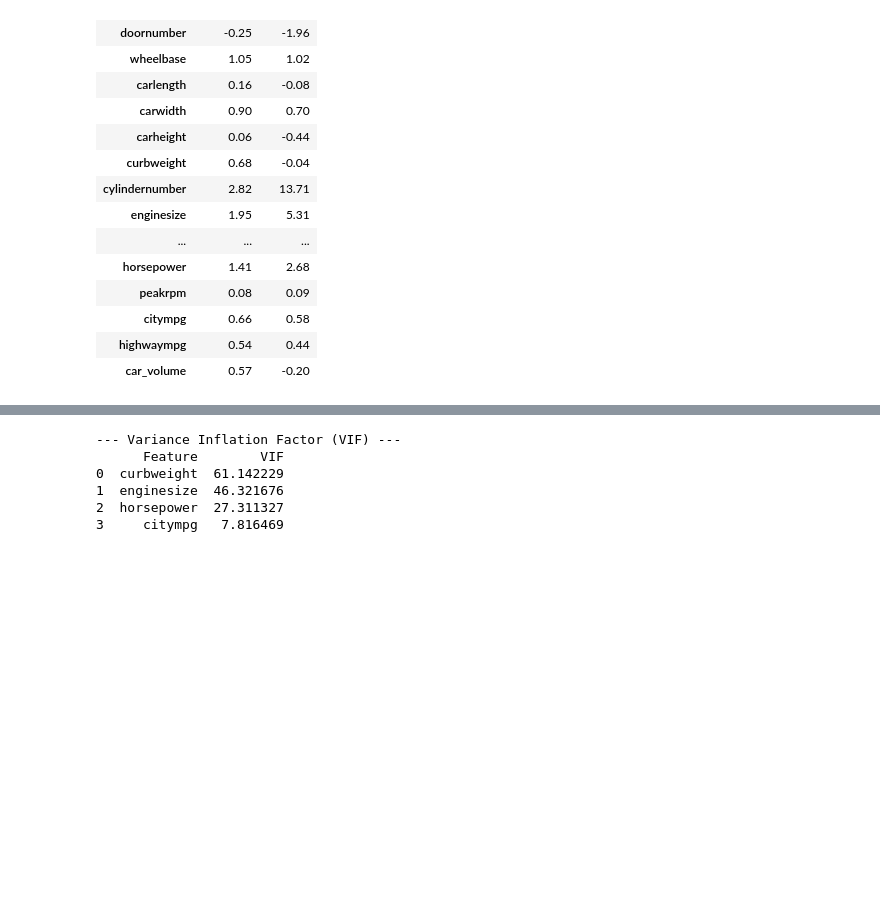
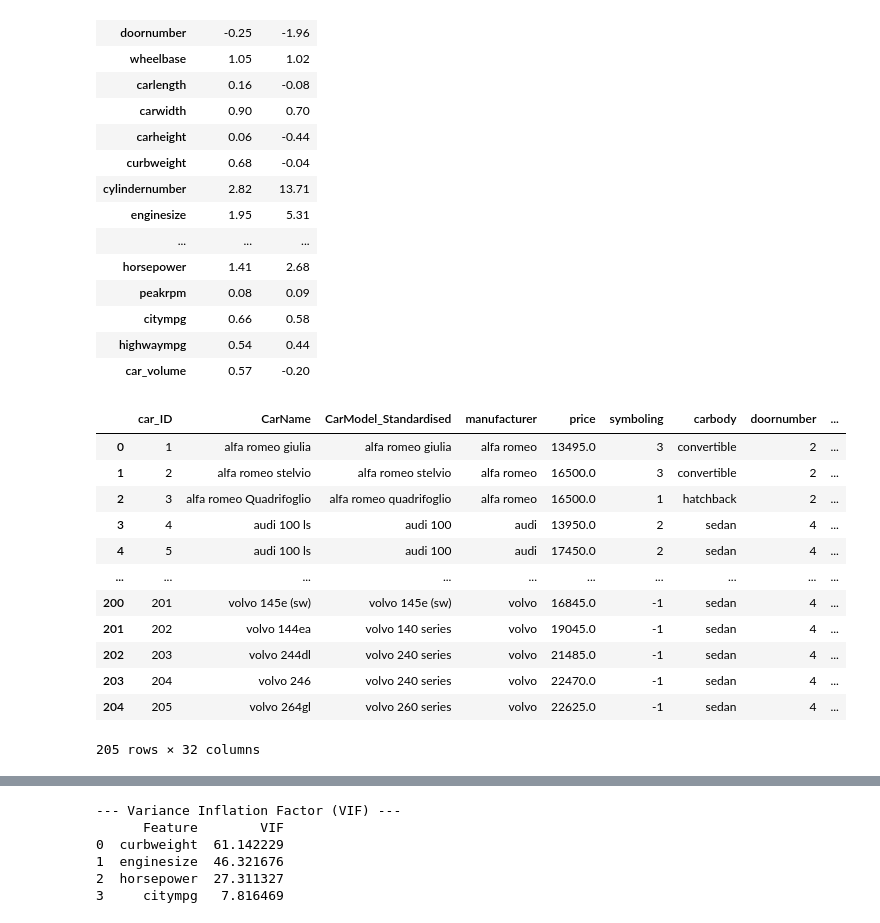
Before and after one commit to phonemes-and-speech-entrainment/Car_feature_price_analysis, a Jupyter notebook: jupyter_notebooks/Unit 2/car_price_visualisations_and_stats.ipynb, the cells around one changed output, grey strips where cells are left out. Cells and saved outputs as stored; diff of their text form; code cells hidden in the pictures; blank space fills up the shorter version.

```diff
--- a/jupyter_notebooks/Unit 2/car_price_visualisations_and_stats.ipynb
+++ b/jupyter_notebooks/Unit 2/car_price_visualisations_and_stats.ipynb
@@ -510,3 +510,26 @@ summary_stats
 | citympg | 0.66 | 0.58 |
 | highwaympg | 0.54 | 0.44 |
 | car_volume | 0.57 | -0.20 |
+# %%
+# 1. Log Transformation for price and enginesize (using log1p handles zeros safely if they exist)
+df['log_price'] = round(np.log1p(df['price']),3)
+df['log_enginesize'] = round(np.log1p(df['enginesize']),3)
+
+# 2. Square Root Transformation for wheelbase
+df['sqrt_wheelbase'] = round(np.sqrt(df['wheelbase']),3)
+# %%
+df
+# %% [output]
+|  | car_ID | CarName | CarModel_Standardised | manufacturer | price | symboling | carbody | doornumber | ... |
+| 0 | 1 | alfa romeo giulia | alfa romeo giulia | alfa romeo | 13495.0 | 3 | convertible | 2 | ... |
+| 1 | 2 | alfa romeo stelvio | alfa romeo stelvio | alfa romeo | 16500.0 | 3 | convertible | 2 | ... |
+| 2 | 3 | alfa romeo Quadrifoglio | alfa romeo quadrifoglio | alfa romeo | 16500.0 | 1 | hatchback | 2 | ... |
+| 3 | 4 | audi 100 ls | audi 100 | audi | 13950.0 | 2 | sedan | 4 | ... |
+| 4 | 5 | audi 100 ls | audi 100 | audi | 17450.0 | 2 | sedan | 4 | ... |
+| ... | ... | ... | ... | ... | ... | ... | ... | ... | ... |
+| 200 | 201 | volvo 145e (sw) | volvo 145e (sw) | volvo | 16845.0 | -1 | sedan | 4 | ... |
+| 201 | 202 | volvo 144ea | volvo 140 series | volvo | 19045.0 | -1 | sedan | 4 | ... |
+| 202 | 203 | volvo 244dl | volvo 240 series | volvo | 21485.0 | -1 | sedan | 4 | ... |
+| 203 | 204 | volvo 246 | volvo 240 series | volvo | 22470.0 | -1 | sedan | 4 | ... |
+| 204 | 205 | volvo 264gl | volvo 260 series | volvo | 22625.0 | -1 | sedan | 4 | ... |
+205 rows × 32 columns
```
Also changed, not shown: parts of 6 cells of this notebook.
